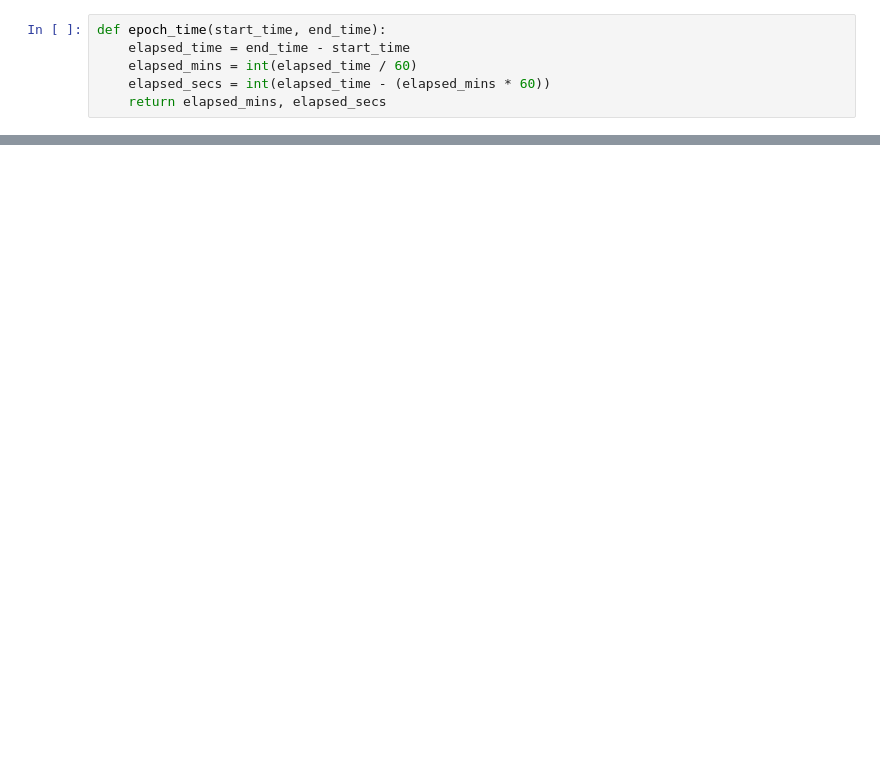
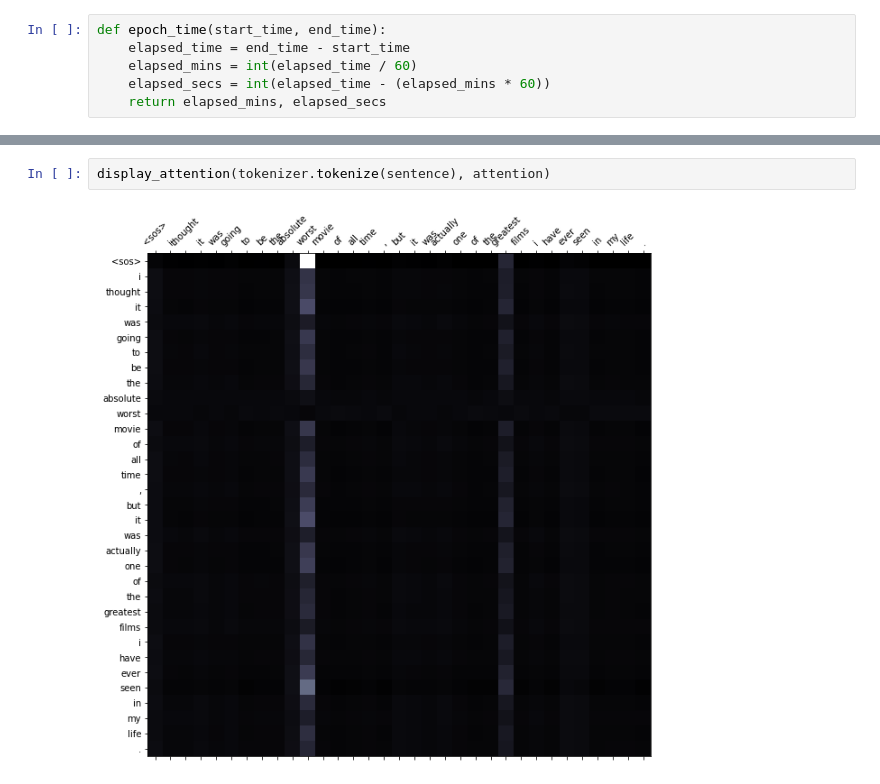
Before and after one commit to bentrevett/pytorch-sentiment-analysis, a Jupyter notebook: experimental/5_transformer.ipynb, the cells around one changed output, grey strips where cells are left out. Drawn from its saved outputs; the diff is of its cells as text; blank space fills up the shorter version.

```diff
--- a/experimental/5_transformer.ipynb
+++ b/experimental/5_transformer.ipynb
@@ -462,0 +703,4 @@ predict_sentiment(tokenizer, vocab, model, device, sentence)
+# %%
+display_attention(tokenizer.tokenize(sentence), attention)
+# %% [output]
+[figure, added]
```
Also changed, not shown: parts of 33 cells of this notebook.
